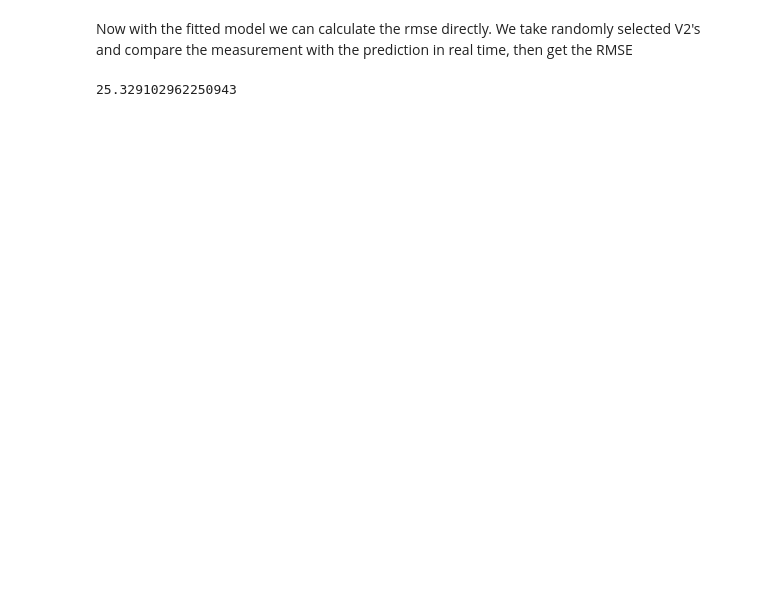
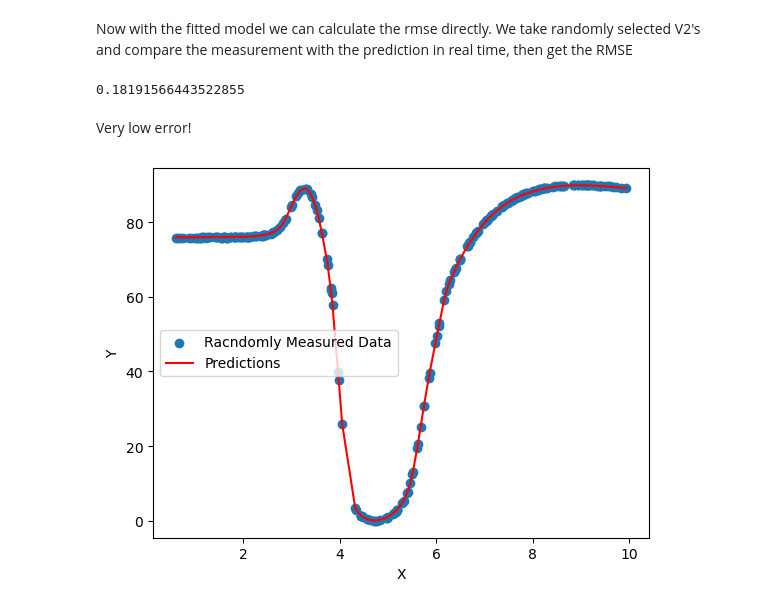
Before and after one commit to ubsuny/ML_LCVR-CP2P2024, a Jupyter notebook: data_collection.ipynb, the cells around one changed output. Saved outputs shown, nothing was run; the diff lists cells and outputs as text; code cells hidden in the pictures; blank space fills up the shorter version.

```diff
--- a/data_collection.ipynb
+++ b/data_collection.ipynb
@@ -139,8 +133,24 @@ plt.show()
 # %% [markdown]
 Now with the fitted model we can calculate the rmse directly. We take randomly selected V2's and compare the measurement with the prediction in real time, then get the RMSE
 # %%
-rmse = model_fit.calc_rmse(model,250,v1)
+scale, range, offset = model_fit.get_scale(fit_data_2d)
+rmse = model_fit.calc_rmse(model,250,v1,scale,range,offset)
 # %%
-rmse
+rmse[0]
 # %% [output]
-25.329102962250943
+0.18191566443522855
+# %% [markdown]
+Very low error!
+# %%
+y_meas = rmse[1][1]
+y_pred = rmse[1][2]
+
+# Plotting
+plt.scatter(rmse[1][0], y_meas, label='Racndomly Measured Data')
+plt.plot(rmse[1][0], y_pred, color='red', label='Predictions')
+plt.xlabel('X')
+plt.ylabel('Y')
+plt.legend()
+plt.show()
+# %% [output]
+[figure, added]
```
Also changed, not shown: parts of 5 cells of this notebook.
